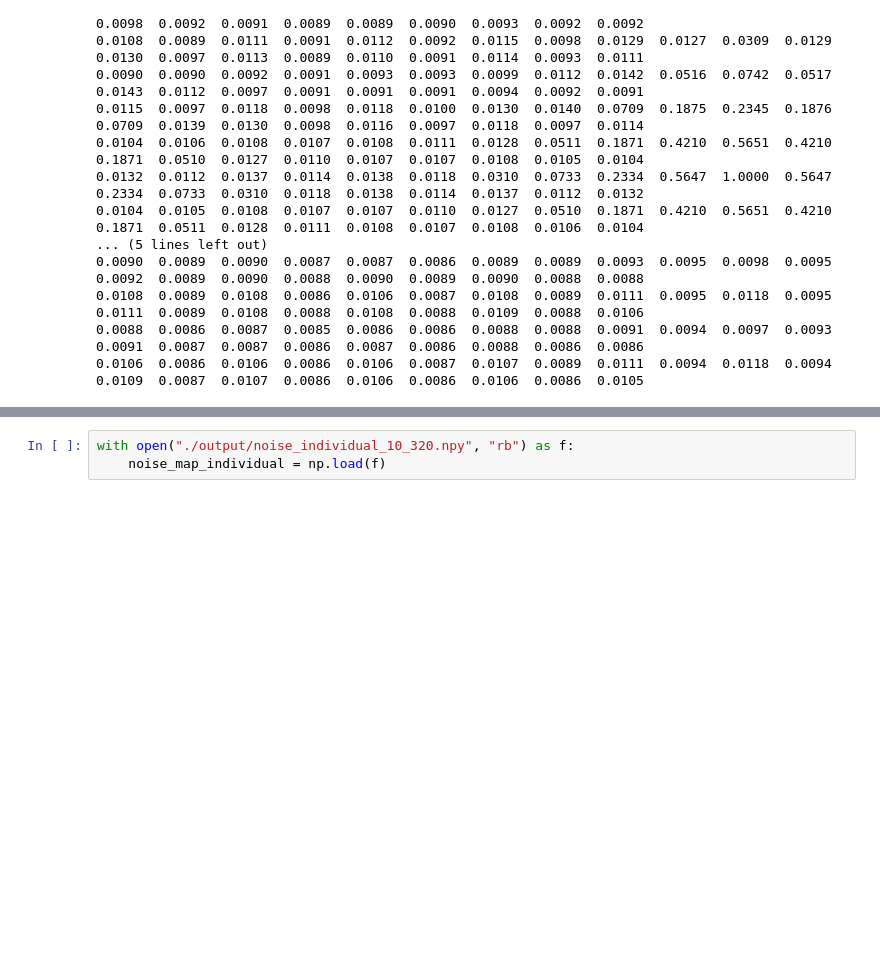
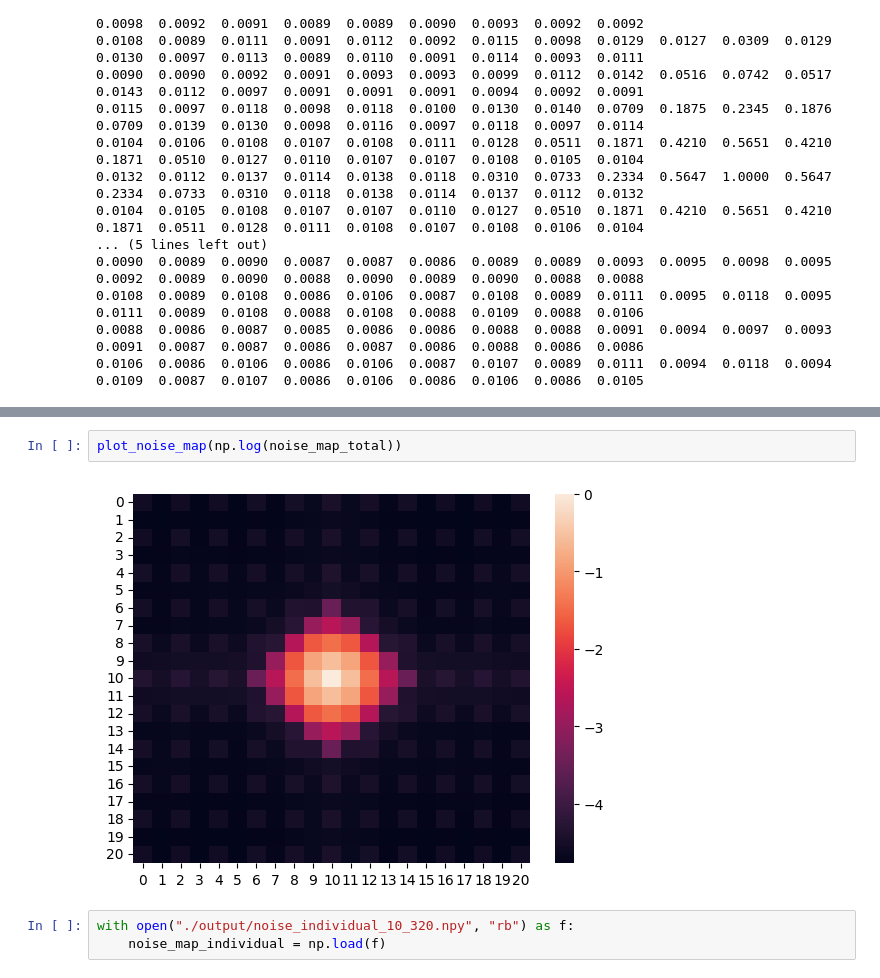
Before and after one commit to haydenych/csc2529-project, a Jupyter notebook: correlation/correlation.ipynb, the cells around one changed output, grey strips where cells are left out. Drawn from its saved outputs; the diff is of its cells as text; blank space fills up the shorter version.

```diff
--- a/correlation/correlation.ipynb
+++ b/correlation/correlation.ipynb
@@ -43,3 +63,7 @@ plot_noise_map(noise_map_total)
+# %%
+plot_noise_map(np.log(noise_map_total))
+# %% [output]
+[figure, added]
 # %%
 with open("./output/noise_individual_10_320.npy", "rb") as f:
     noise_map_individual = np.load(f)
```
Also changed, not shown: parts of 10 cells of this notebook.
